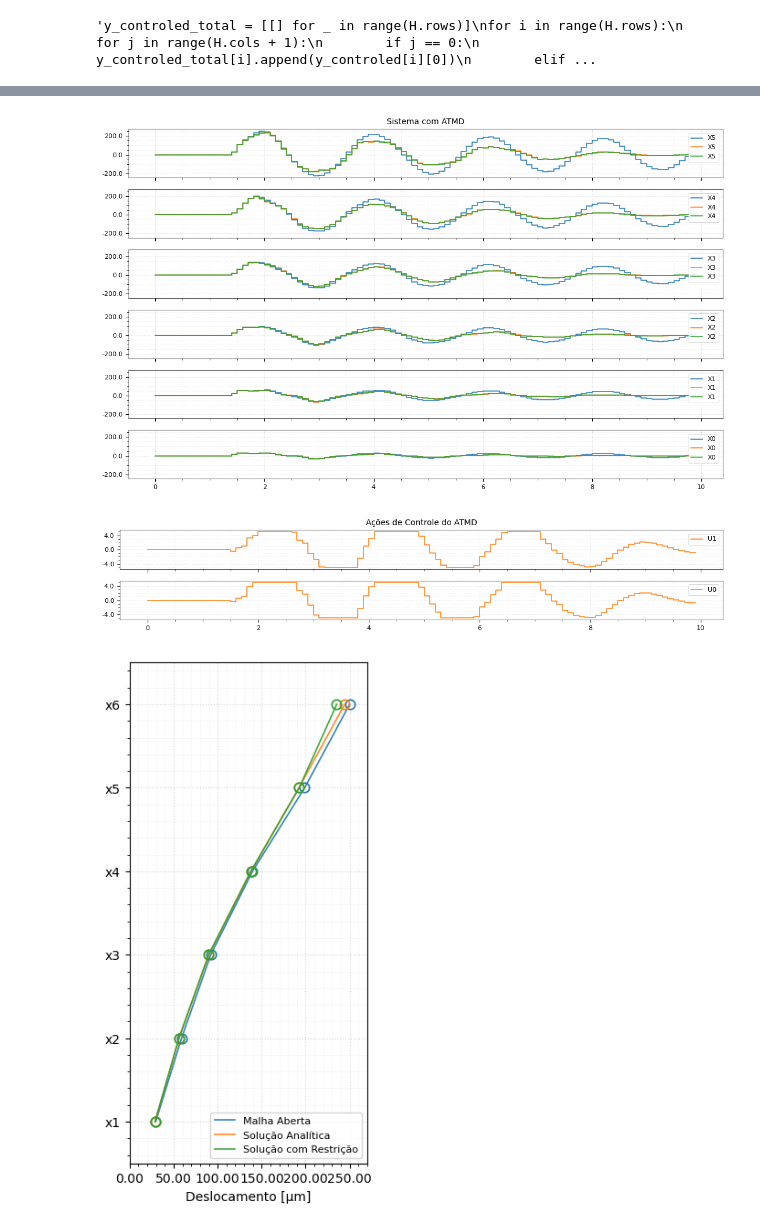
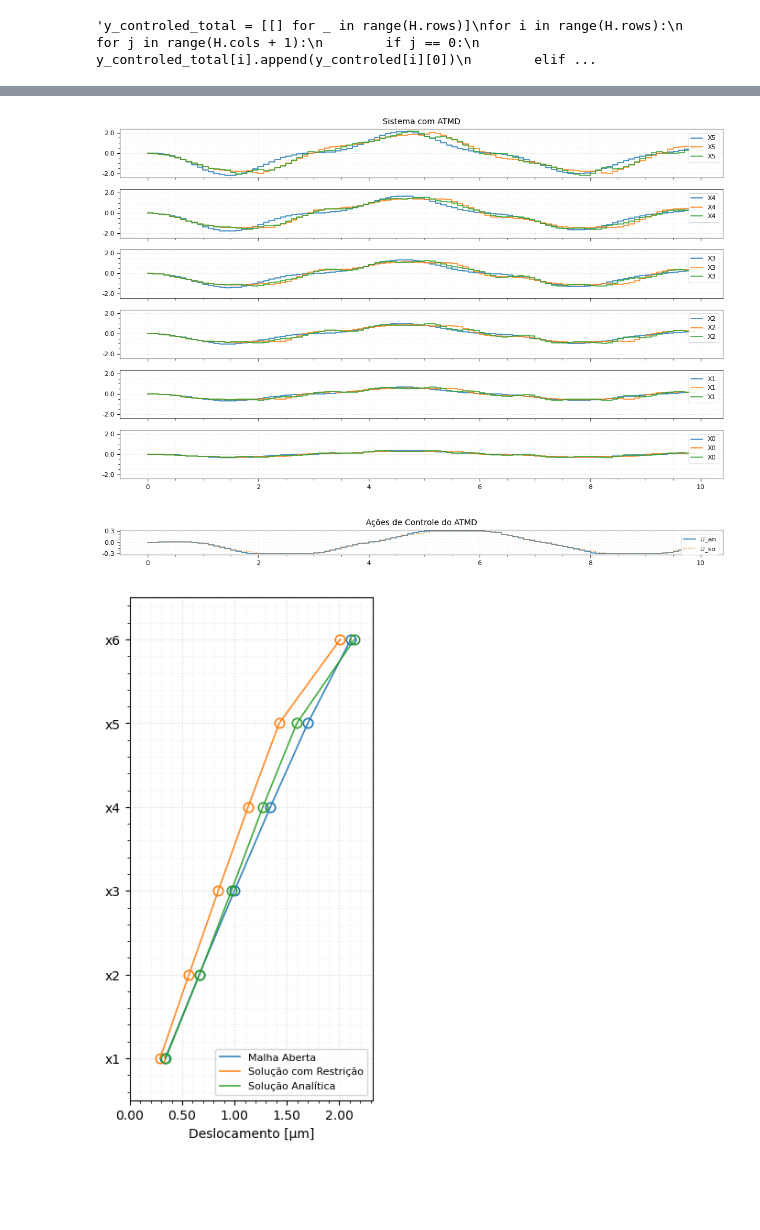
Before and after one commit to AlisonTristao/renovaveis, a Jupyter notebook: model.ipynb, the cells around one changed output, grey strips where cells are left out. Saved outputs shown, nothing was run; the diff lists cells and outputs as text; code cells hidden in the pictures; blank space fills up the shorter version.

```diff
--- a/model.ipynb
+++ b/model.ipynb
@@ -218,7 +218,7 @@ def plot_1_column(time, y_matriz, title="unknown", cols_name="unknown"):
                 dic = y_matriz[i][j]
                 ax.step(
                     time, dic[0],
-                    label=dic[1], color=dic[2], marker=dic[3],
+                    label=dic[1], color=dic[2], linestyle=dic[3],
                     linewidth=main_lw, where='pre'
                 )
 
@@ -534,7 +534,7 @@ for i in range(len(k_arr) - offset):
 B = sp.Matrix([[0] for _ in range(n_node - 1)] + [[-1], [1]])
 
 # Matriz de perturbação
-C = sp.Matrix([[1] for _ in range(n_node + 1)])
+C = -m_matriz @ sp.Matrix([[1] for _ in range(n_node + 1)])
 # %% [markdown]
 ---
 * ### Funções de transferência
@@ -759,18 +759,18 @@ plot(time, y_controled, "Resposta forçada - CARIMA", cols_name)'''
 * ### funcao custo minimizando todos os x
 ---
 # %%
-N_u = 5
-N_y = 15
+N_u = 10
+N_y = 60
 
 alpha_list = 0.01
 R_list = np.eye(N_u) * alpha_list
 Q_list = np.eye(N_y * n_node)
-delta_arr = [0.01**i for i in range(n_node)]
-delta_arr[-1] = 0.01  # maior peso pra massa da nacele
+delta_arr = [0.1**i for i in range(n_node)]
+delta_arr[-1] = 100  # maior peso pra massa da nacele
 for i in range(n_node):
     start_idx = i * N_y
     end_idx = start_idx + N_y
-    Q_list[start_idx:end_idx, start_idx:end_idx] = np.eye(N_y) * delta_arr[i]
+    Q_list[start_idx:end_idx, start_idx:end_idx] = np.eye(N_y) * delta_arr[n_node - 1 - i]
 
 # empilhas todas as matrizes
 G_list = []
@@ -814,17 +814,19 @@ plot_ladder_uq(time, y_controled_total[:-1], x_label="Deslocamento Máximo [µm]
 #plot_ladder_uq_gif(time, y_controled_total[:-1], x_label="Deslocamento [µm]", cols_name=["controle x_0", "controle_x", "Malha Aberta"], Ts=T/10)
 # %%
 import cvxpy as cp
+import math as mp
 
 # limites de saturação do atuador
-u_min = -5
-u_max =  5
+u_min = -0.3
+u_max =  0.3
 
 # simula os steps na planta
 y_arr = [[[[], "X{}".format(j), 'C0', None],
           [[], "X{}".format(j), 'C1', None],
           [[], "X{}".format(j), 'C2', None]] for j in range(n_node)]
 
-u_arr = [[[[], "U{}".format(j), 'C0', None]] for j in range(2)]
+u_arr = [[[[], "U_an", 'C0', None],
+        [[], "U_so", 'C1', ":"]]]
 
 plant_arr_an = []
 plant_arr_ma = []
@@ -847,24 +849,23 @@ for i in range(H.rows):
     plant_arr_ma.append(plant_2)
 
 H_local = 2 * (G_list.T @ Q_list @ G_list + R_list)
-u_opt_matr_an = [0.0]
-u_opt_matr_so = [0.0]
+u_opt_matr_an = 0.0
+u_opt_matr_so = 0.0
 
 for i in range(len(time)):
     predictions = []
-    u_arr[0][0][0].append(u_opt_matr_an[0])
-    u_arr[1][0][0].append(u_opt_matr_so[0])
+    u_arr[0][0][0].append(u_opt_matr_an)
+    u_arr[0][1][0].append(u_opt_matr_so)
 
     for j in range(H.rows-1):
-        if i == 15:
-            q = 1
-        else:
-            q = 0
+        #q = mp.sin(1 * time[i])  # perturbação senoidal
+        q = 1 if i == 2 else 0  # impulso na perturbação
+        #q = -1 if i == 11 else 0  # impulso negativo na perturbação
 
         # aplica a última ação de controle (com saturação já tratada)
-        y_01 = plant_arr_an[j].step(u_opt_matr_an[0], q)
-        y_02 = plant_arr_so[j].step(u_opt_matr_so[0], q)
         y_ma = plant_arr_ma[j].step(0, q)
+        y_01 = plant_arr_an[j].step(u_opt_matr_an, q)
+        y_02 = plant_arr_so[j].step(u_opt_matr_so, q)
 
         y_arr[j][0][0].append(y_ma)
         y_arr[j][1][0].append(y_01)
@@ -876,7 +877,7 @@ for i in range(len(time)):
         q_past = plant_arr_an[j].q_past()
 
         # predict next output (do jeito que você já fazia)
-        pred = F_list[j] @ y_past + M_list[j] @ u_past
+        pred = F_list[j] @ y_past + M_list[j] @ u_past + M_q_list[j] @ q_past
         predictions.append(pred)
 
     # transforma em vetor
@@ -900,18 +901,25 @@ for i in range(len(time)):
     ]
 
     prob = cp.Problem(objective, constraints)
-    prob.solve(solver=cp.OSQP, verbose=False)
+    prob.solve(
+        solver=cp.OSQP,
+        eps_abs=1e-16,
+        eps_rel=1e-16,
+        max_iter=1000000,
+        polish=True,
+        verbose=False
+    )
 
-    u_opt_matr_an = [u_unconstrained[0]]
-    u_opt_matr_so = [u_var.value[0]]
+    u_opt_matr_an = u_unconstrained[0]
+    u_opt_matr_so = u_var.value[0]
 
     # saturação
-    u_opt_matr_an[0] = max(min(u_opt_matr_an[0], u_max), u_min)
-    u_opt_matr_so[0] = max(min(u_opt_matr_so[0], u_max), u_min)
+    u_opt_matr_an = max(min(u_opt_matr_an, u_max), u_min)
+    u_opt_matr_so = max(min(u_opt_matr_so, u_max), u_min)
 
 plot_1_column(time, y_arr, "Sistema com ATMD")
 plot_1_column(time, u_arr, "Ações de Controle do ATMD")
-plot_ladder_uq(time, y_arr, x_label="Deslocamento [µm]", cols_name=["Malha Aberta", "Solução Analítica", "Solução com Restrição"])
+plot_ladder_uq(time, y_arr, x_label="Deslocamento [µm]", cols_name=["Malha Aberta", "Solução com Restrição", "Solução Analítica"])
 #plot_ladder_uq_gif(time, y_arr[:-1], x_label="Deslocamento [µm]", cols_name=["Malha Aberta", "Solução Analítica", "Solução com Restrição"])
 # %% [output]
 Polishing not needed - no active set detected at optimal point
@@ -934,3 +926,3 @@ Polishing not needed - no active set detected at optimal point
-[figure, old version]
+[figure, new version]
-[figure, old version]
+[figure, new version]
-[figure, old version]
+[figure, new version]
```
Also changed, not shown: parts of 7 cells of this notebook, 1 other file.
